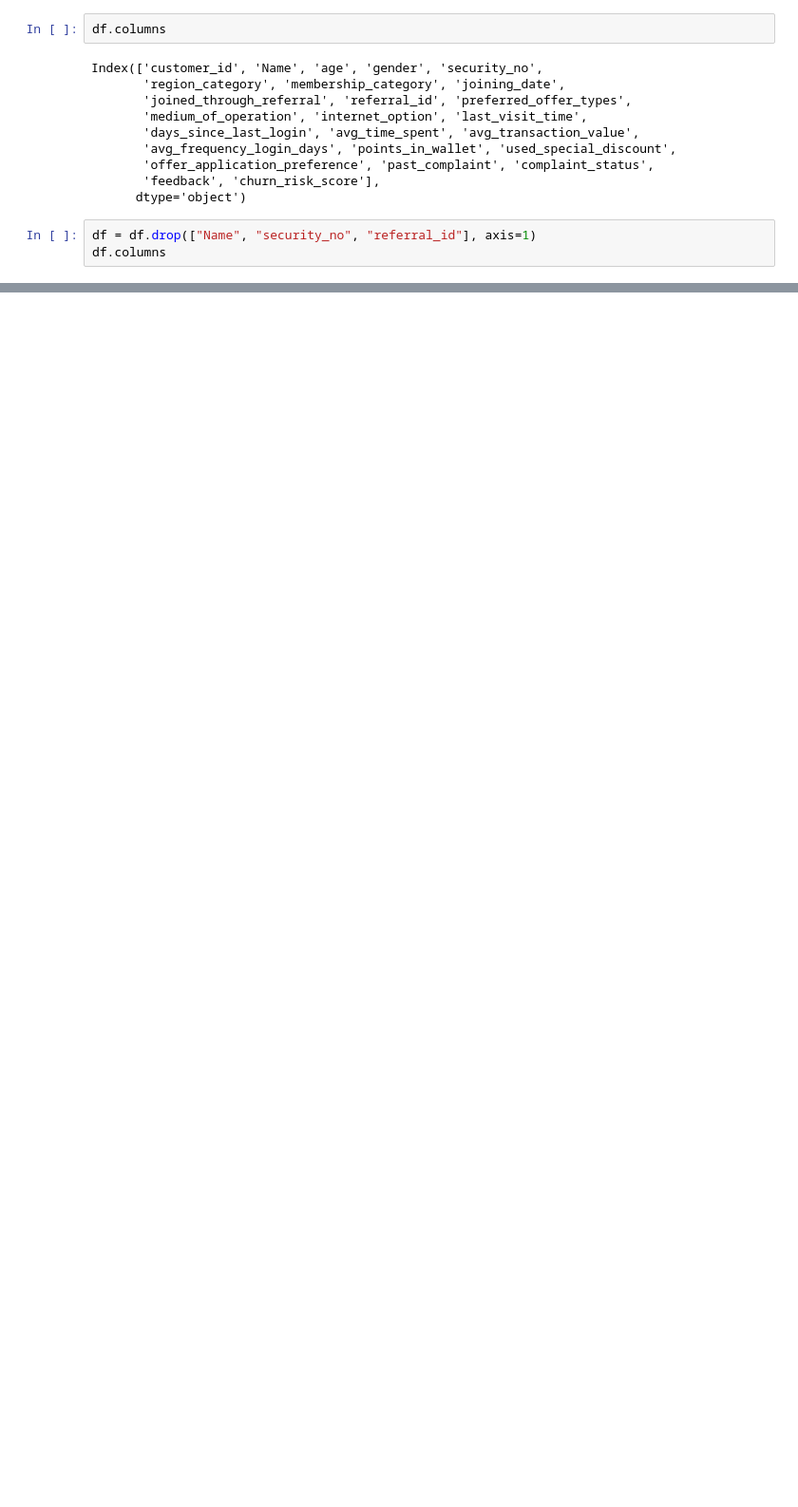
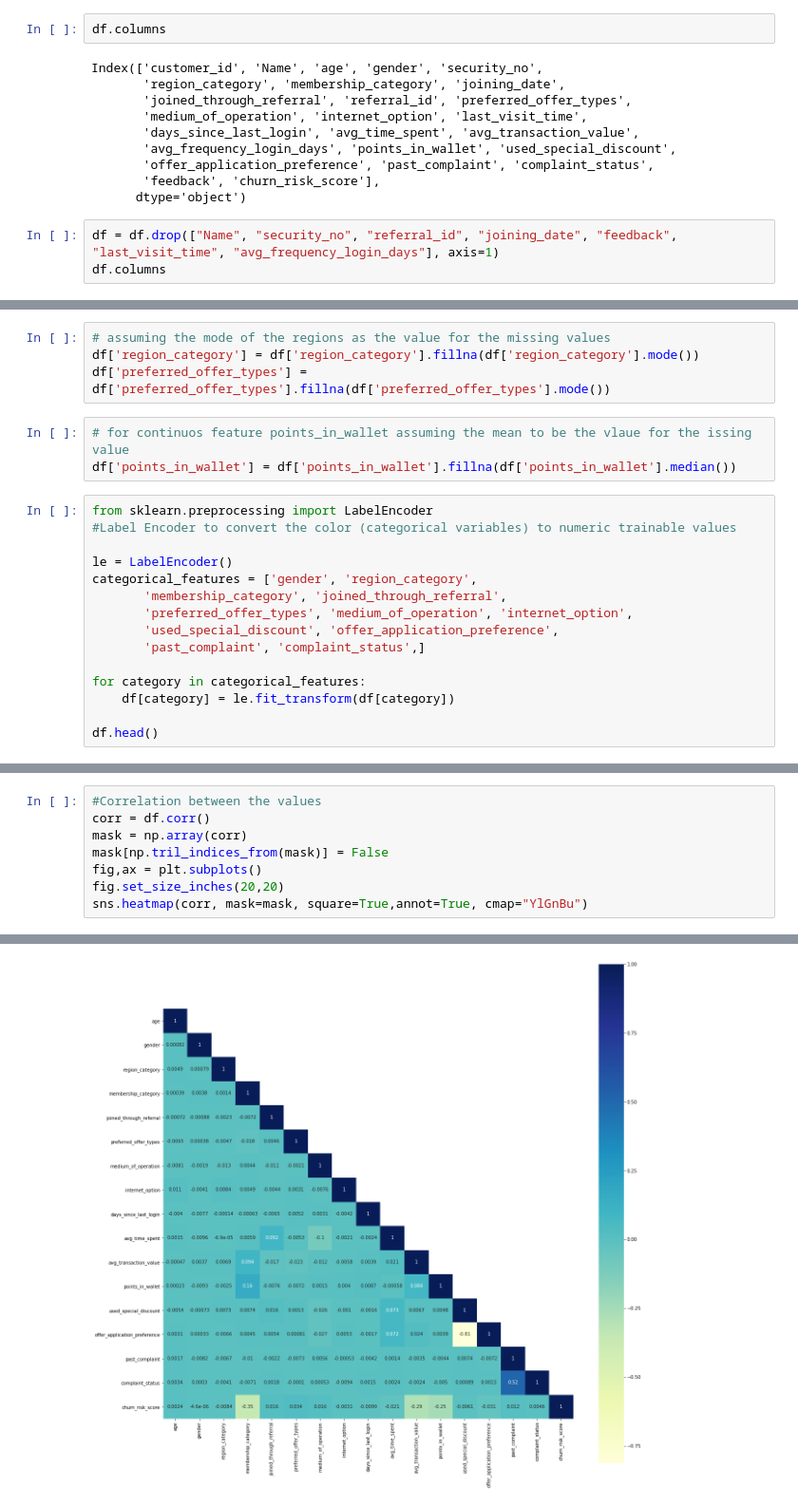
Before and after one commit to YogeshUpdhyay/Churn-Modelling, a Jupyter notebook: main.ipynb, the cells around one changed output, grey strips where cells are left out. Shown at 95% size. Saved outputs shown, nothing was run; the diff lists cells and outputs as text; blank space fills up the shorter version.

```diff
--- a/main.ipynb
+++ b/main.ipynb
@@ -26,7 +27,7 @@ Index(['customer_id', 'Name', 'age', 'gender', 'security_no',
        'feedback', 'churn_risk_score'],
       dtype='object')
 # %%
-df = df.drop(["Name", "security_no", "referral_id"], axis=1)
+df = df.drop(["Name", "security_no", "referral_id", "joining_date", "feedback", "last_visit_time", "avg_frequency_login_days"], axis=1)
 df.columns
 # %% [output]
 Index(['customer_id', 'age', 'gender', 'region_category',
@@ -43,0 +67,22 @@ df.shape
+# %%
+# assuming the mode of the regions as the value for the missing values
+df['region_category'] = df['region_category'].fillna(df['region_category'].mode())
+df['preferred_offer_types'] = df['preferred_offer_types'].fillna(df['preferred_offer_types'].mode())
+# %%
+# for continuos feature points_in_wallet assuming the mean to be the vlaue for the issing value
+df['points_in_wallet'] = df['points_in_wallet'].fillna(df['points_in_wallet'].median())
+# %%
+from sklearn.preprocessing import LabelEncoder
+#Label Encoder to convert the color (categorical variables) to numeric trainable values
+
+le = LabelEncoder()
+categorical_features = ['gender', 'region_category',
+       'membership_category', 'joined_through_referral',
+       'preferred_offer_types', 'medium_of_operation', 'internet_option',
+       'used_special_discount', 'offer_application_preference',
+       'past_complaint', 'complaint_status',]
+
+for category in categorical_features:
+    df[category] = le.fit_transform(df[category])
+
+df.head()
@@ -43,0 +139,9 @@ df.shape
+# %%
+#Correlation between the values
+corr = df.corr()
+mask = np.array(corr)
+mask[np.tril_indices_from(mask)] = False
+fig,ax = plt.subplots()
+fig.set_size_inches(20,20)
+sns.heatmap(corr, mask=mask, square=True,annot=True, cmap="YlGnBu")
+# %% [output]
@@ -43,0 +149 @@ df.shape
+[figure, added]
```
Also changed, not shown: parts of 22 cells of this notebook, 1 other file.
